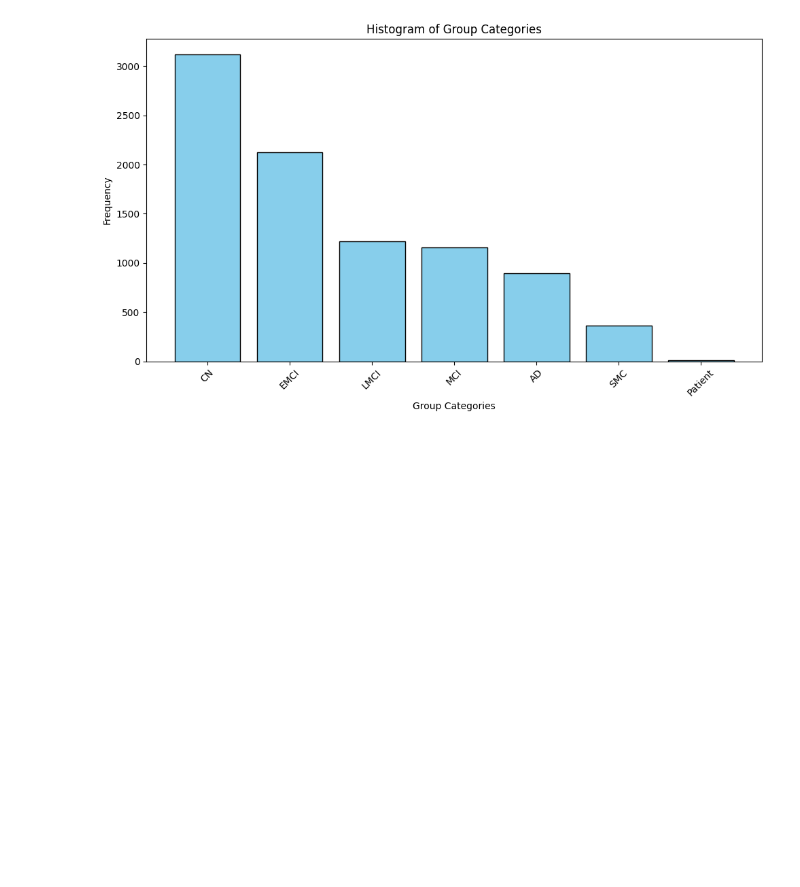
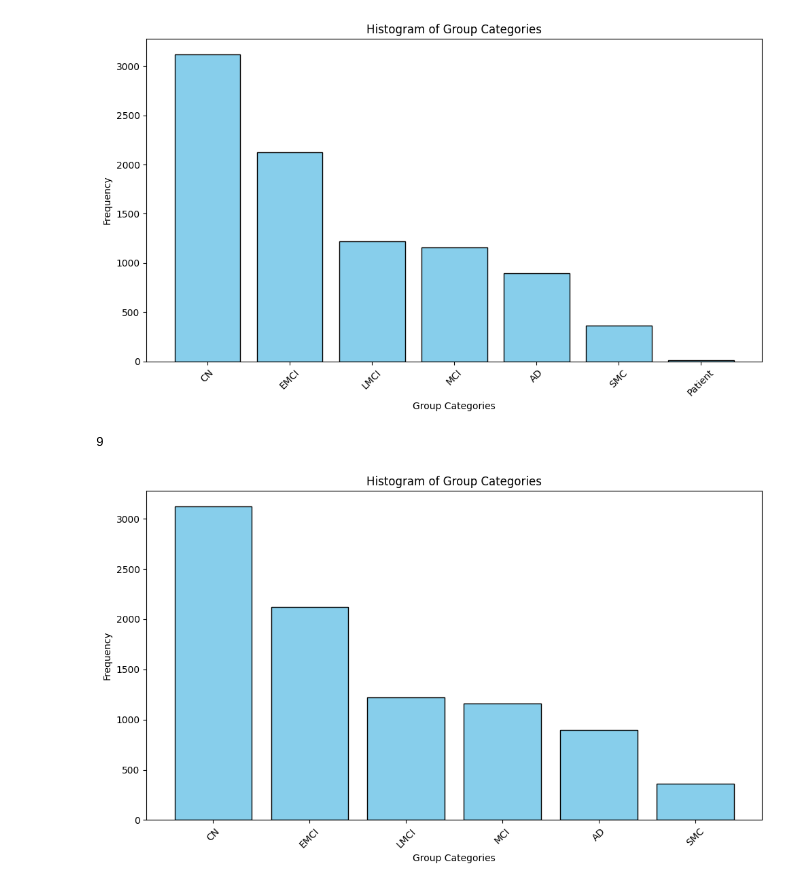
Before and after one commit to rcostea24/master_thesis, a Jupyter notebook: dataloading/eda.ipynb, the cells around one changed output. Saved outputs shown, nothing was run; the diff lists cells and outputs as text; code cells hidden in the pictures; blank space fills up the shorter version.

Commit message:
Removed "Patient" class from EDA

```diff
--- a/dataloading/eda.ipynb
+++ b/dataloading/eda.ipynb
@@ -36,3 +36,20 @@ plt.xticks(rotation=45)
 plt.tight_layout()
 # %% [output]
 [figure]
+# %%
+print(len(csv_data[csv_data["Group"] == "Patient"]))
+csv_data = csv_data[csv_data["Group"] != "Patient"]
+# %% [output]
+9
+# %%
+group_counts = csv_data["Group"].value_counts()
+
+plt.figure(figsize=(10, 6))
+plt.bar(group_counts.index, group_counts.values, color='skyblue', edgecolor='black')
+plt.xlabel('Group Categories')
+plt.ylabel('Frequency')
+plt.title('Histogram of Group Categories')
+plt.xticks(rotation=45)
+plt.tight_layout()
+# %% [output]
+[figure, added]
```
